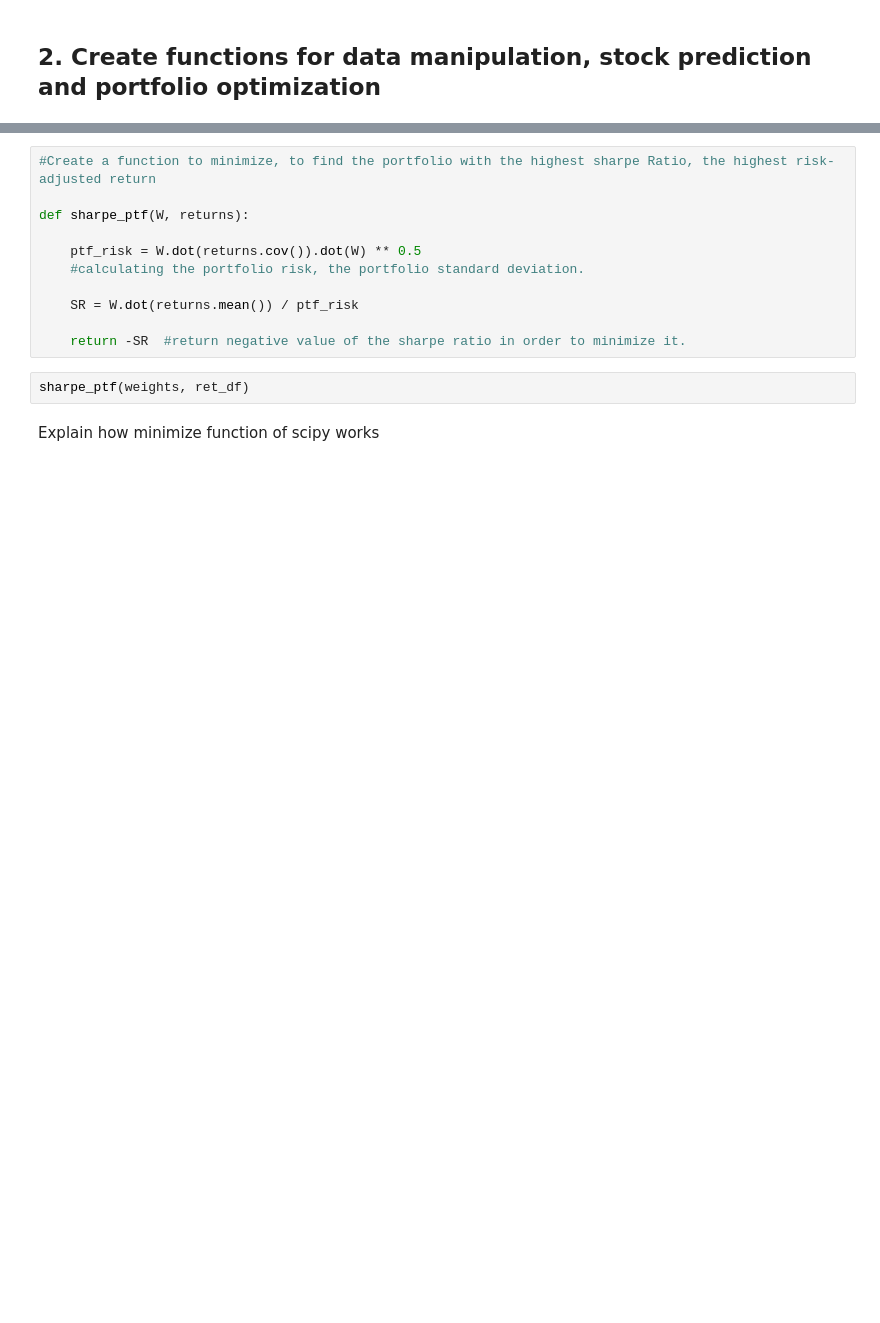
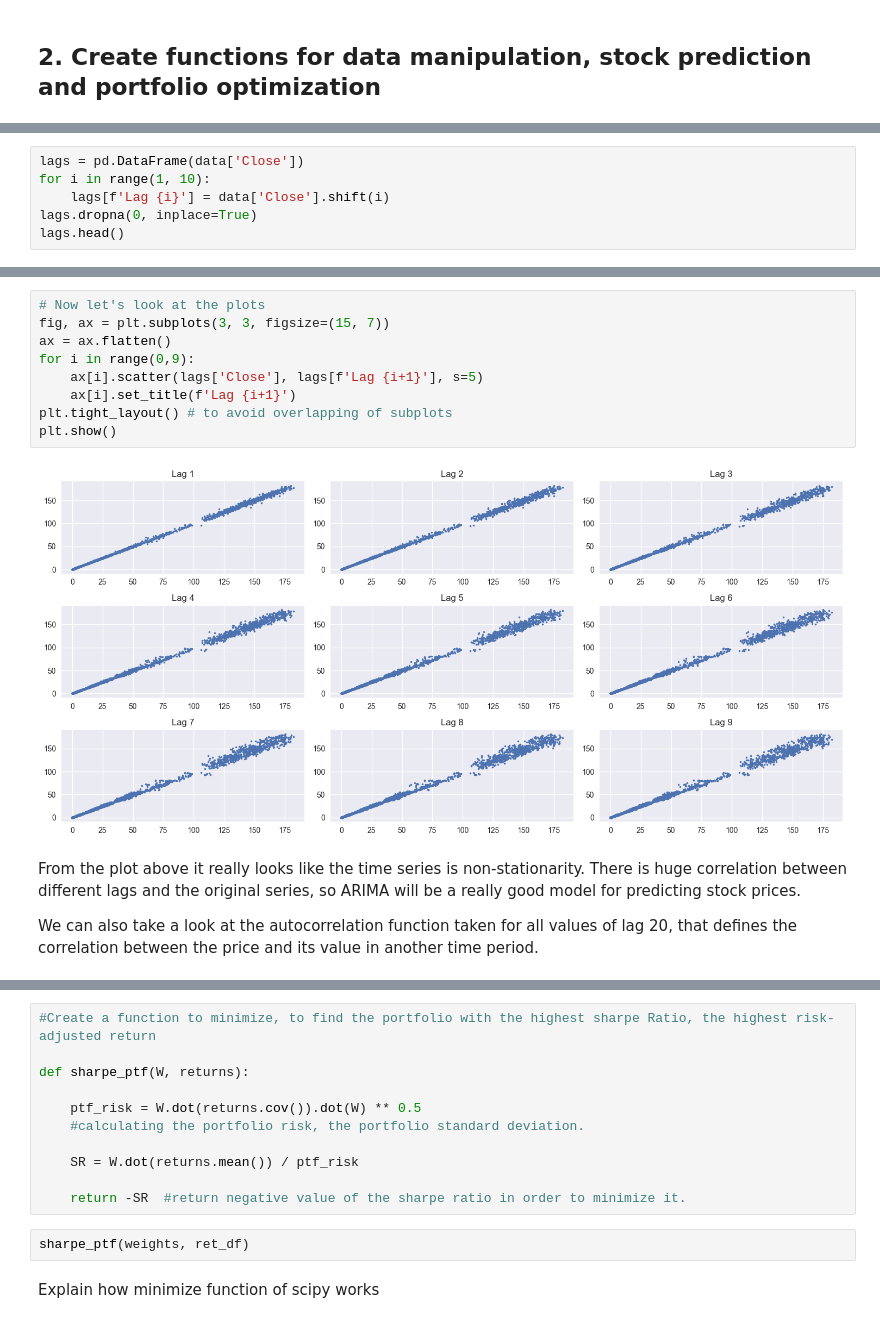
Before and after one commit to tommasograndi/StockPredDashboard, a Jupyter notebook: Report.ipynb, the cells around one changed output, grey strips where cells are left out. Saved outputs shown, nothing was run; the diff lists cells and outputs as text; blank space fills up the shorter version.

Commit message:
Updated dashboard and added ARIMA model for prediction

```diff
--- a/Report.ipynb
+++ b/Report.ipynb
@@ -67,0 +213,6 @@ ticks_NASDAQ = dict(zip(NASDAQ['Company'], NASDAQ['Ticker']))
+# %%
+lags = pd.DataFrame(data['Close'])
+for i in range(1, 10):
+    lags[f'Lag {i}'] = data['Close'].shift(i)
+lags.dropna(0, inplace=True)
+lags.head()
@@ -67,0 +228,15 @@ ticks_NASDAQ = dict(zip(NASDAQ['Company'], NASDAQ['Ticker']))
+# %%
+# Now let's look at the plots
+fig, ax = plt.subplots(3, 3, figsize=(15, 7))
+ax = ax.flatten()
+for i in range(0,9):
+    ax[i].scatter(lags['Close'], lags[f'Lag {i+1}'], s=5)
+    ax[i].set_title(f'Lag {i+1}')
+plt.tight_layout() # to avoid overlapping of subplots
+plt.show()
+# %% [output]
+[figure, added]
+# %% [markdown]
+From the plot above it really looks like the time series is non-stationarity. There is huge correlation between different lags and the original series, so ARIMA will be a really good model for predicting stock prices.
+
+We can also take a look at the autocorrelation function taken for all values of lag 20, that defines the correlation between the price and its value in another time period.
```
Also changed, not shown: parts of 69 cells of this notebook, 1 other file.
